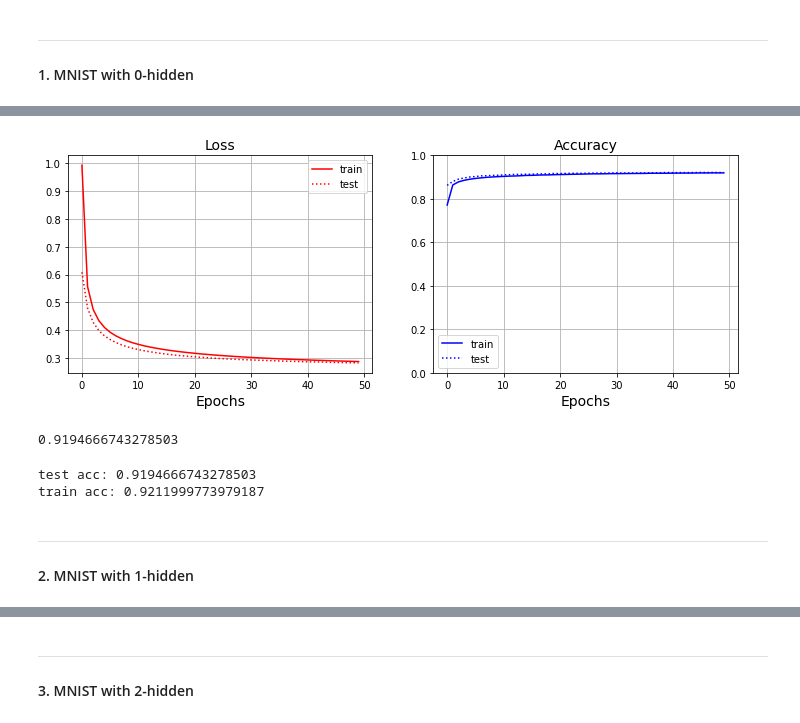
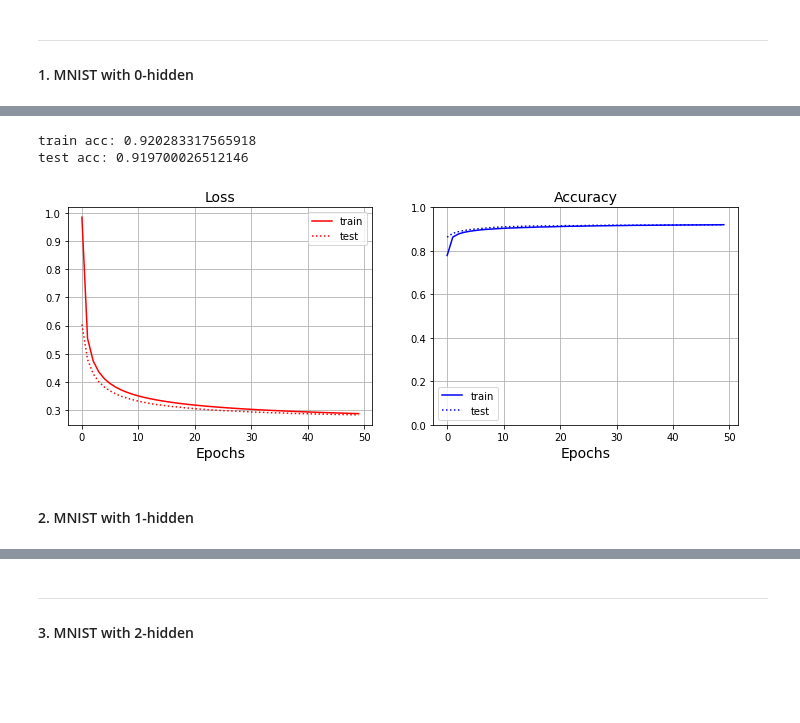
Before and after one commit to JustAlex5/deep_learning, a Jupyter notebook: ex2.ipynb, the cells around one changed output, grey strips where cells are left out. Drawn from its saved outputs; the diff is of its cells as text; code cells hidden in the pictures; blank space fills up the shorter version.

```diff
--- a/ex2.ipynb
+++ b/ex2.ipynb
@@ -189,18 +195,37 @@ CIFAR_train_labels.shape = (50000,)
 CIFAR_test_images.shape = (10000, 32, 32, 3)
 CIFAR_test_labels.shape = (10000,)
 [figure]
+# %%
+def Visualization (history):
+  plt.figure(figsize=(12,4))
+  plt.subplot(1,2,1)
+  plt.plot(history.history['loss'],'r', label='train')
+  plt.plot(history.history['val_loss'],':r', label='test')
+  plt.title('Loss',fontsize=14)
+  plt.xlabel('Epochs',fontsize=14)
+  plt.legend()
+  plt.grid()
+
+  plt.subplot(1,2,2)
+  plt.plot(history.history['accuracy'],'b', label='train')
+  plt.plot(history.history['val_accuracy'],':b', label='test')
+  plt.ylim([0, 1])
+  plt.title('Accuracy',fontsize=14)
+  plt.xlabel('Epochs',fontsize=14)
+  plt.legend()
+  plt.grid()
+  print( "train acc:", history.history['accuracy'][-1])
+  print( "test acc:", history.history['val_accuracy'][-1])
 # %% [markdown]
 ***
 #### 1. MNIST with 0-hidden
 # %%
-    ###########################
-    ###  your code here...  ###
-    ###########################
-model = Sequential(name='simplest_model')
-model.add(Flatten(input_shape=(28, 28,1)))  # 'Flatten' will reshape each (28,28,1) image to (784,1) vector
-model.add(Dense(10,activation='sigmoid')) # 10 output neurons, one for each label (0,1,...,9)
-model.summary()
-
+model = Sequential(name='MNIST_with_0-hidden')
+model.add(Flatten(input_shape=(28, 28,1)))
+model.add(Dense(10,activation='softmax'))
 model.compile(optimizer='sgd',
               loss='sparse_categorical_crossentropy',
               metrics=['accuracy'])
+
+history = model.fit(MNIST_train_images, MNIST_train_labels, epochs=50, batch_size=64, verbose=0,
+                        validation_data=(MNIST_test_images, MNIST_test_labels))
@@ -223,34 +232,10 @@ history = model.fit(MNIST_train_images, MNIST_train_labels, epochs=50, batch_siz
-# %%
-plt.figure(figsize=(12,4))
-plt.subplot(1,2,1)
-plt.plot(history.history['loss'],'r', label='train')
-plt.plot(history.history['val_loss'],':r', label='test')
-plt.title('Loss',fontsize=14)
-plt.xlabel('Epochs',fontsize=14)
-plt.legend()
-plt.grid()
-
-plt.subplot(1,2,2)
-plt.plot(history.history['accuracy'],'b', label='train')
-plt.plot(history.history['val_accuracy'],':b', label='test')
-plt.ylim([0, 1])
-plt.title('Accuracy',fontsize=14)
-plt.xlabel('Epochs',fontsize=14)
-plt.legend()
-plt.grid()
-# %% [output]
-[figure, removed]
-# %%
-history.history['accuracy'][-1]
-# %% [output]
-0.9194666743278503
-# %%
-print( "train acc:", history.history['accuracy'][-1])
-print( "test acc:", history.history['val_accuracy'][-1])
-# %% [output]
-test acc: 0.9194666743278503
-train acc: 0.9211999773979187
+# %%
+Visualization (history)
+# %% [output]
+train acc: 0.920283317565918
+test acc: 0.919700026512146
+[figure, added]
 # %% [markdown]
-***
+
 #### 2. MNIST with 1-hidden
 # %%
```
Also changed, not shown: parts of 25 cells of this notebook.
